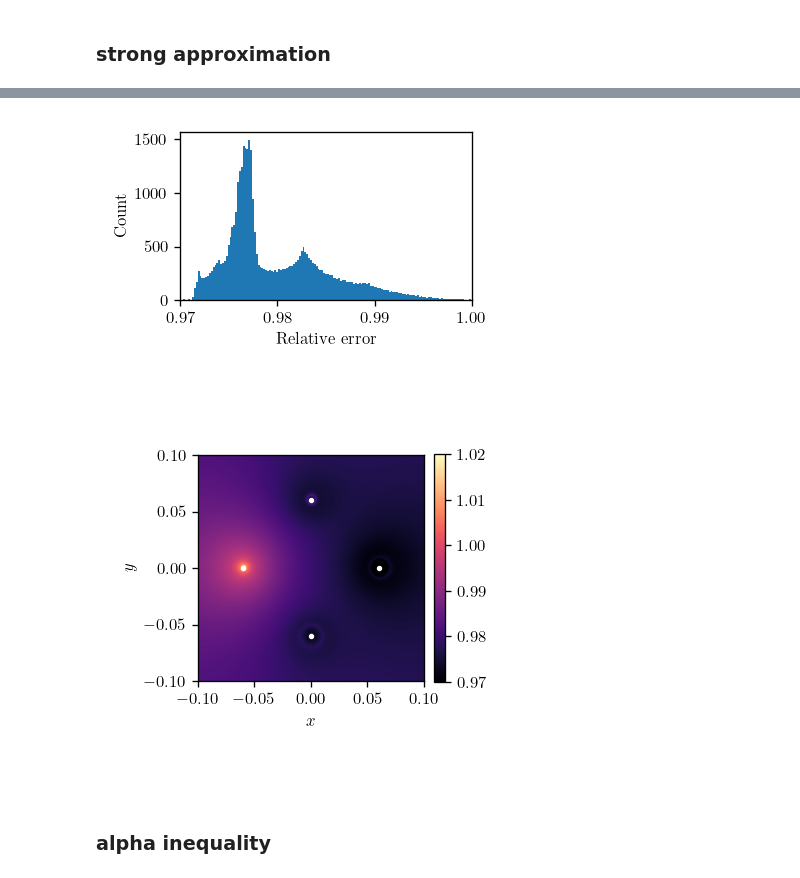
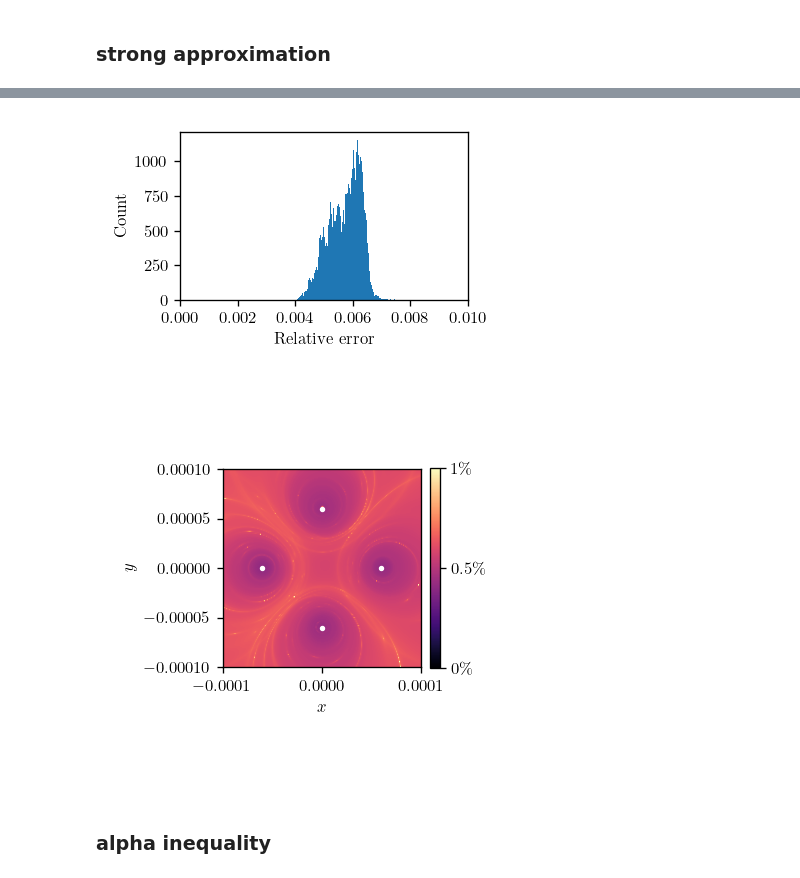
Before and after one commit to mekise/graph-theory-dda, a Jupyter notebook: notebooks/plot_paper.ipynb, the cells around one changed output, grey strips where cells are left out. Saved outputs shown, nothing was run; the diff lists cells and outputs as text; code cells hidden in the pictures.

Commit message:
Fix parameters and plots of average relative error

```diff
--- a/notebooks/plot_paper.ipynb
+++ b/notebooks/plot_paper.ipynb
@@ -45,6 +66,6 @@ plt.show()
 # %%
-file = np.load("../data/weak_approx_avg.npz")
-saveplot = "../data/weak_approx_avg.pdf"
+file = np.load("../data/weak_approx_map.npz")
+saveplot = "../data/weak_approx_map.pdf"
 scattpos = file["scattpos"]
 xx = file["xx"]
 yy = file["yy"]
@@ -53,13 +74,15 @@ deviationavg = file["deviationavg"]
 fig, ax = plt.subplots(figsize=figsize_map, dpi=120)
 plt.gcf().set_facecolor("white") # set white background
 for i in range(scattpos.shape[0]):
-    plt.scatter(scattpos[i, 0], scattpos[i, 1], c='w', s=5)
-im = plt.imshow(np.abs(deviationavg),
+    ax.scatter(scattpos[i, 0], scattpos[i, 1], c='w', s=5)
+im = ax.imshow(deviationavg,
            origin="lower",
            extent=(xx[0], xx[-1], yy[0], yy[-1]),
-           cmap="magma")
-plt.colorbar(im,fraction=0.046, pad=0.04)
-plt.clim(0, 4)
+           cmap="magma",
+           vmin=0.,
+           vmax=6.)
+cbar = fig.colorbar(im, fraction=0.046, pad=0.04, ticks=[0., 3., 6.])
+cbar.set_ticklabels(['$0\%$', '100\%', '$>600\%$'])
 plt.xlabel("$x$")
 plt.ylabel("$y$")
 plt.tight_layout()
@@ -92,6 +115,6 @@ plt.show()
 # %%
-file = np.load("../data/strong_approx_avg.npz")
-saveplot = "../data/strong_approx_avg.pdf"
+file = np.load("../data/strong_approx_map.npz")
+saveplot = "../data/strong_approx_histo.pdf"
 scattpos = file["scattpos"]
 xx = file["xx"]
 yy = file["yy"]
@@ -100,39 +123,41 @@ deviationavg = file["deviationavg"]
 fig, ax = plt.subplots(figsize=figsize, dpi=120)
 plt.gcf().set_facecolor("white") # set white background
 plt.hist(list(np.concatenate(deviationavg).flat), bins=300)
-plt.xlim(0.97, 1.)
+plt.xlim(0., 0.01)
 plt.xlabel("Relative error")
 plt.ylabel("Count")
 plt.tight_layout()
 # plt.savefig(saveplot)
 plt.show()
 # %% [output]
-[figure, old version]
+[figure, new version]
 # %%
-file = np.load("../data/strong_approx_avg.npz")
-saveplot = "../data/strong_approx_avg.pdf"
+file = np.load("../data/strong_approx_map.npz")
+saveplot = "../data/strong_approx_map.pdf"
 scattpos = file["scattpos"]
 xx = file["xx"]
 yy = file["yy"]
 deviationavg = file["deviationavg"]
 
 fig, ax = plt.subplots(figsize=figsize_map, dpi=120)
 plt.gcf().set_facecolor("white") # set white background
 for i in range(scattpos.shape[0]):
-    plt.scatter(scattpos[i, 0], scattpos[i, 1], c='w', s=5)
-im = plt.imshow(deviationavg,
+    ax.scatter(scattpos[i, 0], scattpos[i, 1], c='w', s=5)
+im = ax.imshow(deviationavg,
            origin="lower",
            extent=(xx[0], xx[-1], yy[0], yy[-1]),
-           cmap="magma")
-plt.colorbar(im,fraction=0.046, pad=0.04)
-plt.clim(0.97, 1.02)
+           cmap="magma",
+           vmin=0.,
+           vmax=0.01)
+cbar = fig.colorbar(im, fraction=0.046, pad=0.04, ticks=[0., 0.005, 0.01])
+cbar.set_ticklabels(['$0\%$', '0.5\%', '1\%'])
 plt.xlabel("$x$")
 plt.ylabel("$y$")
 plt.tight_layout()
 # plt.savefig(saveplot)
 plt.show()
 # %% [output]
-[figure, old version]
+[figure, new version]
 # %% [markdown]
 ### alpha inequality
 # %%
```
Also changed, not shown: parts of 5 cells of this notebook, 12 other files.
